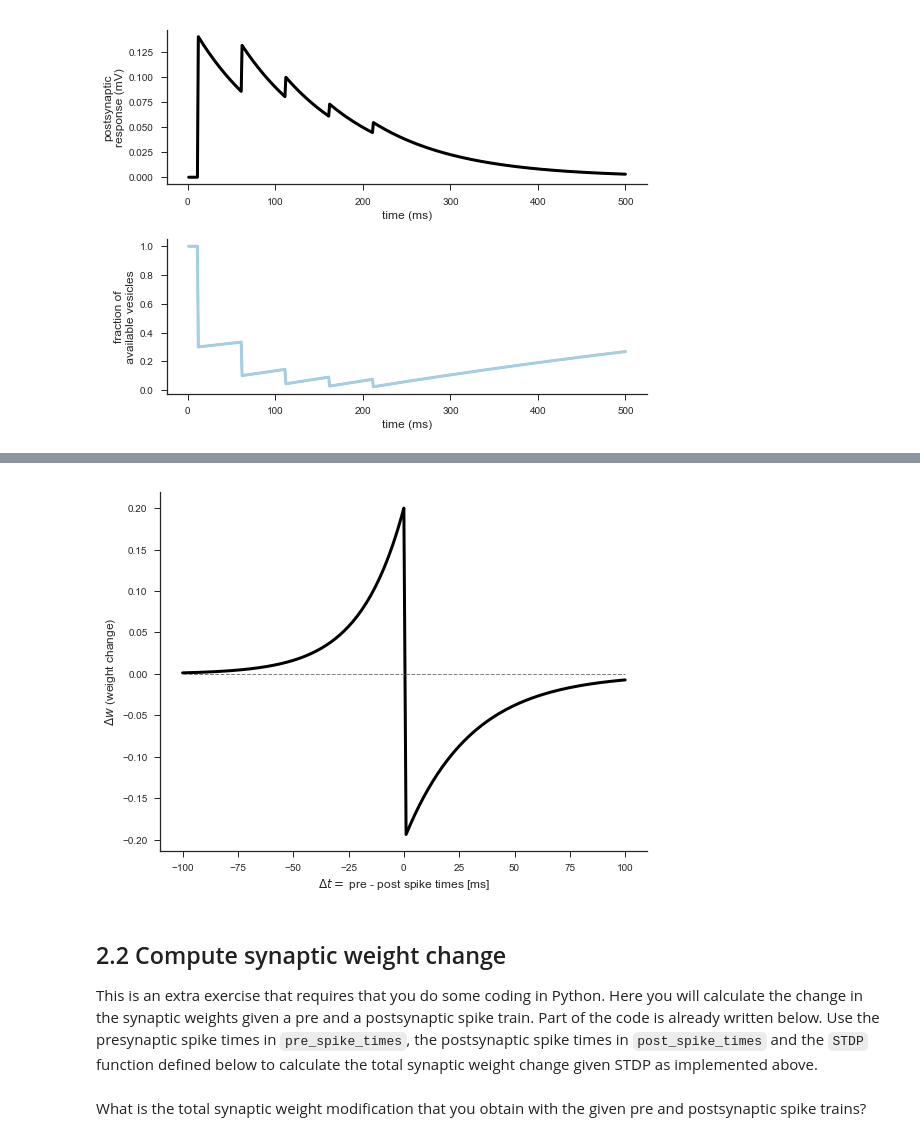
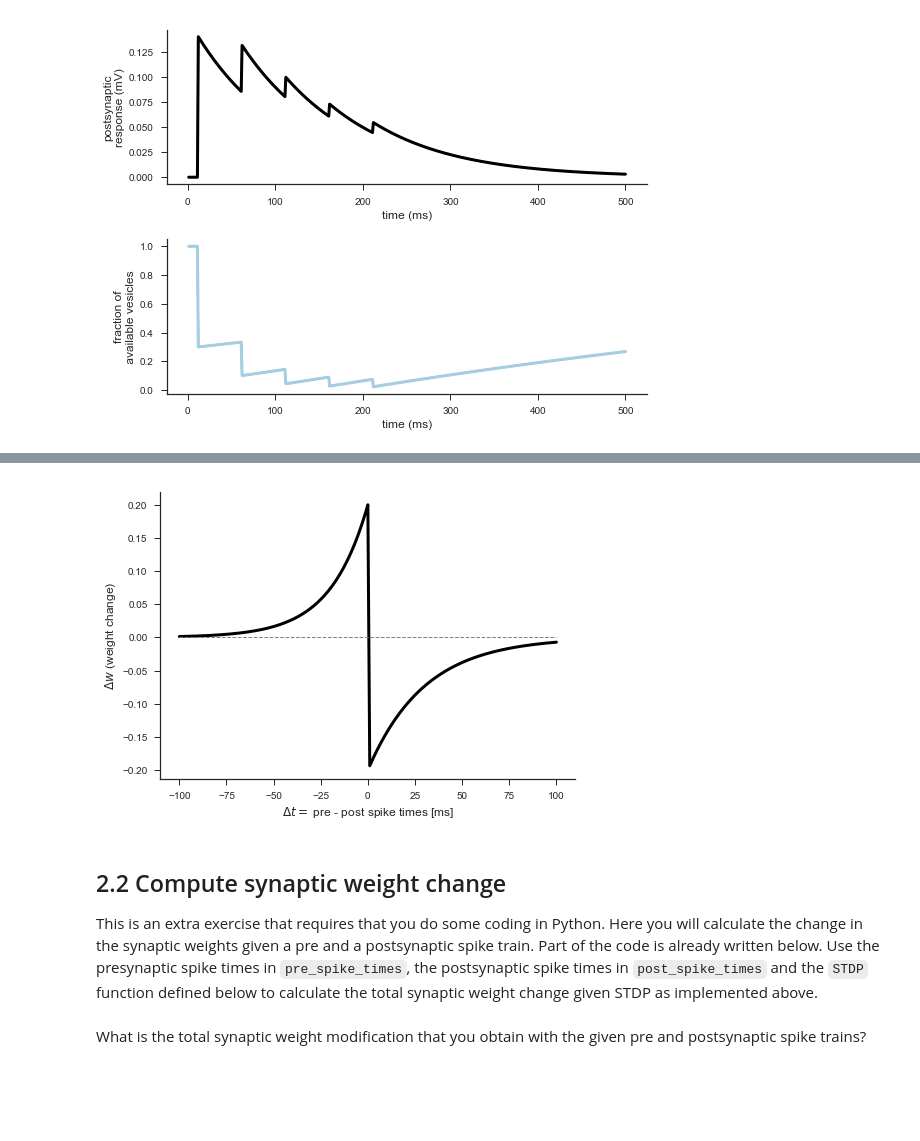
Before and after one commit to ruipontecosta/courses, a Jupyter notebook: Modelling synaptic plasticity (STP and STDP).ipynb, the cells around one changed output, grey strips where cells are left out. Saved outputs shown, nothing was run; the diff lists cells and outputs as text; code cells hidden in the pictures; blank space fills up the shorter version.

```diff
--- a/Modelling synaptic plasticity (STP and STDP).ipynb
+++ b/Modelling synaptic plasticity (STP and STDP).ipynb
@@ -272,35 +274,35 @@ deltaWs = np.zeros((ttime*2+1,1))
 c = 0
 for deltat in range(-ttime,ttime+1):
     if(deltat>0):
         deltaWs[c] = -A_LTD*np.exp(-deltat/tau_LTD)
     else:
         deltaWs[c] = A_LTP*np.exp(deltat/tau_LTP)
     c = c+1
 
-fig = plt.figure(figsize=(8, 6))
+fig = plt.figure(figsize=(7, 5))
 
 lw = 3
 nrows = 1
 ncols = 2
 
 #A: Deltaw vs deltat responses
 ax_A = plt.subplot2grid((nrows,ncols), (0, 0), colspan=2)
 
 linear_fun = np.arange(-ttime,ttime+1)
 
 #ax_A.plot(linear_fun, data, label='experimental data', linewidth=lw, color='red')
 ax_A.plot(linear_fun, deltaWs, label='model', linewidth=lw, color='black')
 ax_A.plot([-ttime, ttime], [0,0], linewidth=1, linestyle='dashed', color='gray')
 ax_A.set(xlabel='$\Delta t =$ pre - post spike times [ms]', ylabel='$\Delta w$ (weight change)')
 #ax_A.yaxis.label.set_size(40)
 
 sns.despine()
 
 plt.tight_layout()
 
 plt.show()
 # %% [output]
-[figure, old version]
+[figure, new version]
 # %% [markdown]
 ## 2.2 Compute synaptic weight change
 
```
Also changed, not shown: parts of 3 cells of this notebook.
